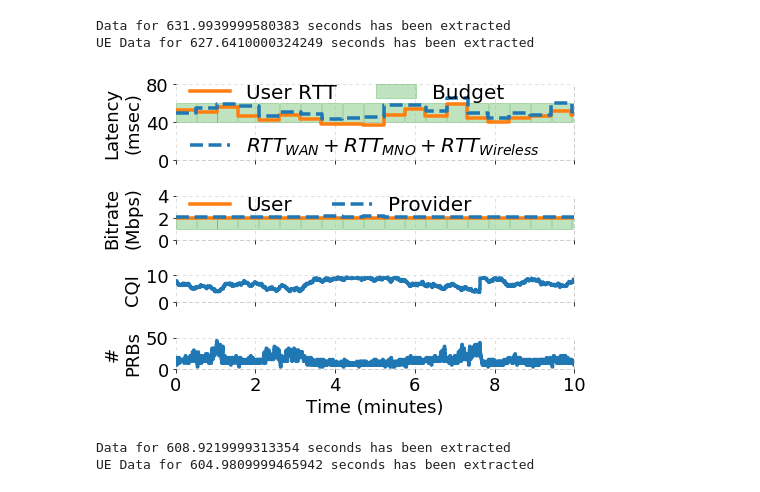
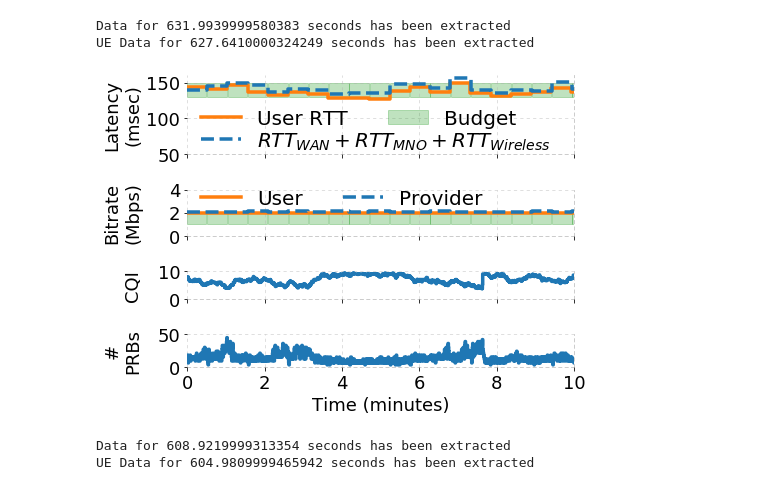
Before and after one commit to serhatarslan-hub/cell-order, a Jupyter notebook: analysis/cell-order-moving-ue-eval.ipynb, the cells around one changed output. Drawn from its saved outputs; the diff is of its cells as text; code cells hidden in the pictures.

Commit message:
Fix latency figures to reflect Zoom-like latency

```diff
--- a/analysis/cell-order-moving-ue-eval.ipynb
+++ b/analysis/cell-order-moving-ue-eval.ipynb
@@ -38,6 +38,7 @@ SLA_PERIOD = 30 # seconds over which the SLAs are negotiated
 OUTLIER_PERCENTILE = 5 # Percentile to clip-off from both ends for each SLA period
 N_PRB_PER_RBG = 3
 RTT_WIRED_MSEC = 28
+ARTIFICIAL_DELAY_FOR_WAN_MSEC = 90
 # %%
 def filter_bs_sla_stats(bs_data, budgets, ts_start):
 
@@ -134,15 +135,15 @@ UE Data for 627.6410000324249 seconds has been extracted
 f, (ax1, ax2, ax3, ax4) = plt.subplots(4, 1, gridspec_kw={'height_ratios': [1.7, 1, 0.6, 0.7]}, figsize=FIG_SIZE)
 
 ax1.step(np.insert(ue_lat_data[lat_s_id]['filtered_ts_sec'] / 60, 0, 0),
-         np.insert(ue_lat_data[lat_s_id]['filtered_rtt_msec'], 0, ue_lat_data[lat_s_id]['filtered_rtt_msec'][0]),
+         np.insert(ue_lat_data[lat_s_id]['filtered_rtt_msec'], 0, ue_lat_data[lat_s_id]['filtered_rtt_msec'][0]) + ARTIFICIAL_DELAY_FOR_WAN_MSEC,
          where='pre', label='User RTT', linewidth=3.5, color='C1')
 ax1.step(np.insert(bs_lat_data[lat_s_id]['filtered_ts_sec'] / 60, 0, 0),
-         np.insert(bs_lat_data[lat_s_id]['filtered_lat_msec'], 0, bs_lat_data[lat_s_id]['filtered_lat_msec'][0]) + RTT_WIRED_MSEC,
+         np.insert(bs_lat_data[lat_s_id]['filtered_lat_msec'], 0, bs_lat_data[lat_s_id]['filtered_lat_msec'][0]) + RTT_WIRED_MSEC + ARTIFICIAL_DELAY_FOR_WAN_MSEC,
          where='pre', label='$RTT_{WAN} + RTT_{MNO} + RTT_{Wireless}$', linewidth=3.5, color='C0', linestyle='--')
 
 cnt = 1
-lat_budget_lo = lat_budgets['slice_delay_budget_msec'][lat_s_id][0]
-lat_budget_width = lat_budgets['slice_delay_budget_msec'][lat_s_id][1] - lat_budget_lo
+lat_budget_lo = lat_budgets['slice_delay_budget_msec'][lat_s_id][0] + ARTIFICIAL_DELAY_FOR_WAN_MSEC
+lat_budget_width = lat_budgets['slice_delay_budget_msec'][lat_s_id][1] + ARTIFICIAL_DELAY_FOR_WAN_MSEC - lat_budget_lo
 user_id = list(lat_budgets['supply_times'])[0]
 for supply_time in lat_budgets['supply_times'][user_id]:
     ts_minutes = (supply_time) / 60
@@ -158,17 +159,17 @@ for supply_time in lat_budgets['supply_times'][user_id]:
 # ax1.set_xlabel('Time (minutes)', fontsize=FONT_SIZE)
 ax1.set_ylabel('Latency\n(msec)', fontsize=FONT_SIZE)
 ax1.tick_params(axis='y', labelsize=FONT_SIZE)
+ax1.set_ylim((50, 160))
+ax1.yaxis.set_ticks(np.arange(50, 170, 50))
 # ax1.tick_params(axis='x', labelsize=FONT_SIZE)
+ax1.set_xlim([0,10])
 ax1.get_xaxis().set_ticklabels([])
-ax1.set_ylim((0, 80))
-ax1.set_xlim([0,10])
-ax1.yaxis.set_ticks(np.arange(0, 81, 40))
 
 handles, labels = ax1.get_legend_handles_labels()
 order = [0,2] #specify order of items in legend
 leg = ax1.legend([handles[idx] for idx in order],[labels[idx] for idx in order],
                  loc='upper left', frameon=False, fontsize=FONT_SIZE+2, markerscale=2,
-                 ncol=2, bbox_to_anchor=[-0.01, 1.25])
+                 ncol=2, bbox_to_anchor=[-0.01, 0.8])
 ax1.legend([handles[1]],[labels[1]],
            loc='lower left', frameon=False, fontsize=FONT_SIZE+2, markerscale=2,
            bbox_to_anchor=[-0.01, -0.2])
@@ -280,34 +281,34 @@ ax4.set_ylim((0, 50))
 ax4.yaxis.set_ticks(np.arange(0,51,50))
 ax4.set_xlim([0, 10])
 # ax4.xaxis.set_ticks(np.arange(13))
 
 ax4.grid(axis='both', alpha=0.5, linestyle=LINE_STYLE)
 
 ax4.spines['top'].set_visible(False)
 # ax4.spines['right'].set_visible(False)
 ax4.spines['left'].set_visible(False)
 ax4.spines["right"].set_linestyle(LINE_STYLE)
 ax4.spines["right"].set_alpha(0.5)
 ax4.spines["right"].set_color('gray')
 ax4.spines["left"].set_linestyle(LINE_STYLE)
 ax4.spines["left"].set_alpha(0.5)
 ax4.spines["left"].set_color('gray')
 ax4.spines["top"].set_linestyle(LINE_STYLE)
 ax4.spines["top"].set_alpha(0.5)
 ax4.spines["top"].set_color('gray')
 ax4.spines["bottom"].set_linestyle(LINE_STYLE)
 ax4.spines["bottom"].set_alpha(0.5)
 ax4.spines["bottom"].set_color('gray')
 
 f.tight_layout()
 f.align_ylabels()
 
 if SAVE_FIG:
     plt.savefig(reservation_out_dir + '{}_moving_ue_lat_2_withPrb.pdf'.format(SCENARIO))
 
 plt.show()
 # %% [output]
-[figure, old version]
+[figure, new version]
 # %%
 cell_order_thp_log_filename = \
     reservation_data_dir + 'cell-order-{}-thp-{}.log'.format(SCENARIO, THP_EXP_IDX)
```
Also changed, not shown: 4 other files.
